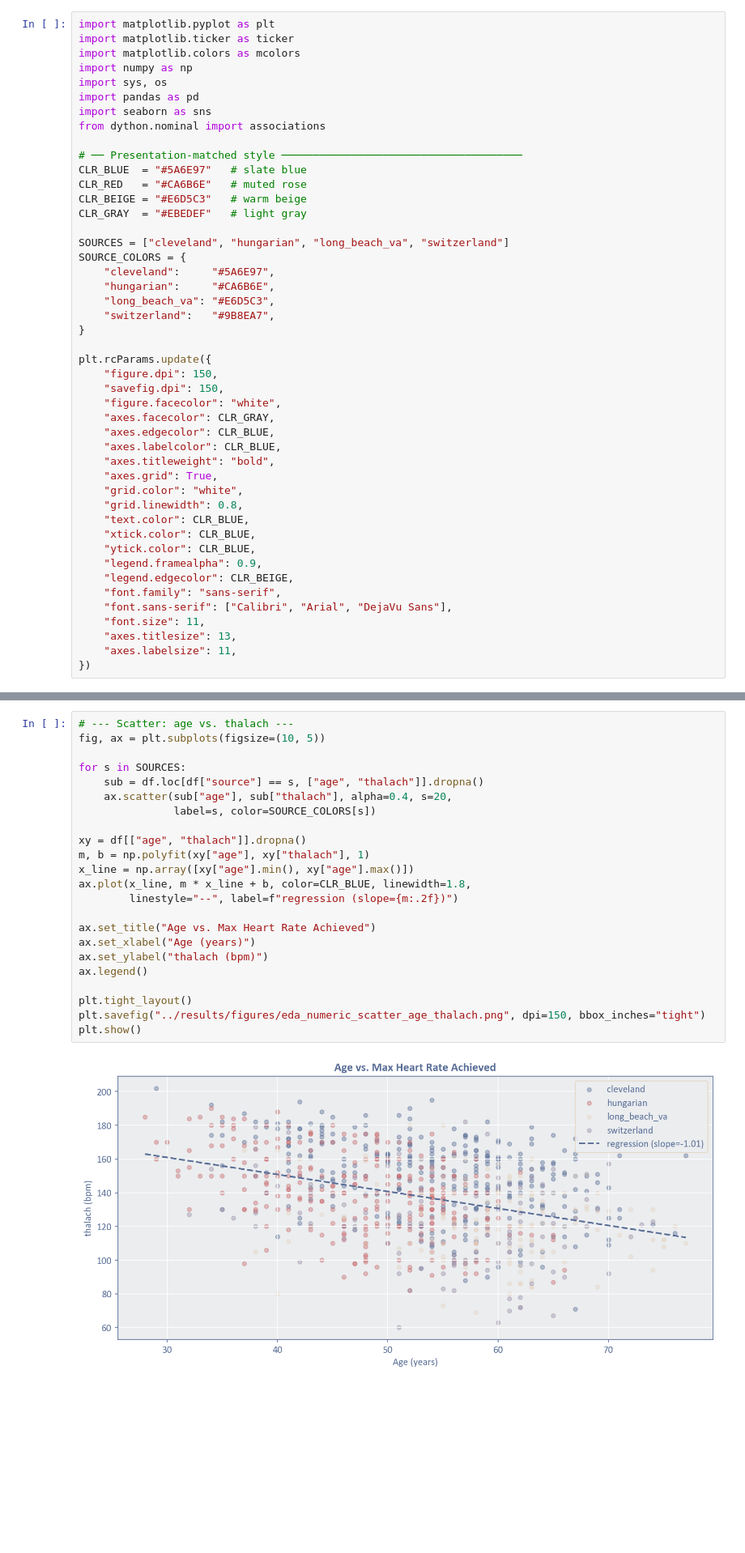
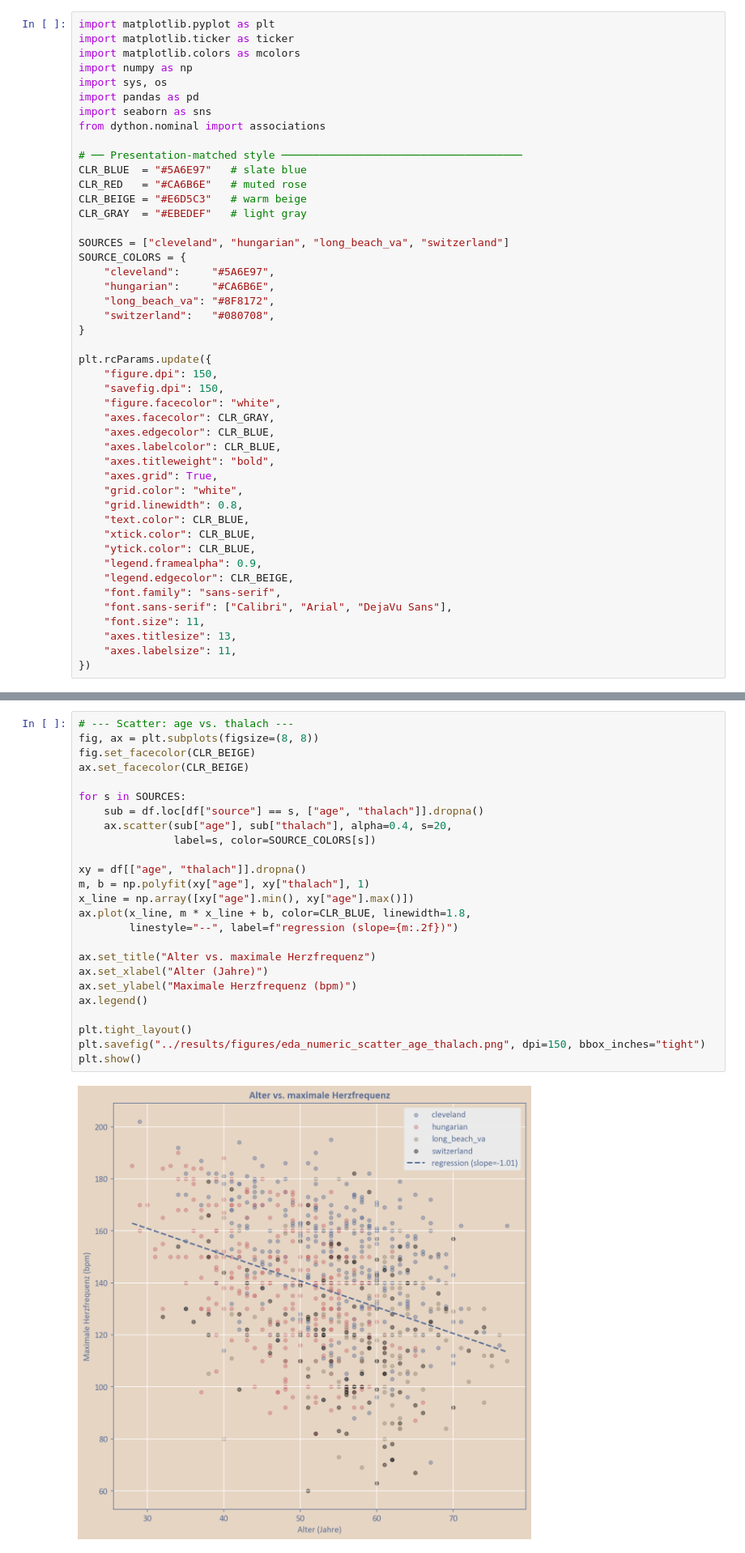
Before and after one commit to hueglij/HEA_heart_disease, a Jupyter notebook: notebooks/01_eda.ipynb, the cells around one changed output, grey strips where cells are left out. Shown at 81% size. Saved outputs shown, nothing was run; the diff lists cells and outputs as text; blank space fills up the shorter version.

Commit message:
Finalzie changes, create german plots for presentation

```diff
--- a/notebooks/01_eda.ipynb
+++ b/notebooks/01_eda.ipynb
@@ -24,8 +24,8 @@ SOURCES = ["cleveland", "hungarian", "long_beach_va", "switzerland"]
 SOURCE_COLORS = {
     "cleveland":     "#5A6E97",
     "hungarian":     "#CA6B6E",
-    "long_beach_va": "#E6D5C3",
-    "switzerland":   "#9B8EA7",
+    "long_beach_va": "#8F8172",
+    "switzerland":   "#080708",
 }
 
 plt.rcParams.update({
@@ -435,29 +456,31 @@ plt.show()
 Resting blood pressure shows a weak positive trend with age, consistent with the well-known age-related increase in arterial stiffness.
 # %%
 # --- Scatter: age vs. thalach ---
-fig, ax = plt.subplots(figsize=(10, 5))
+fig, ax = plt.subplots(figsize=(8, 8))
+fig.set_facecolor(CLR_BEIGE)
+ax.set_facecolor(CLR_BEIGE)
 
 for s in SOURCES:
     sub = df.loc[df["source"] == s, ["age", "thalach"]].dropna()
     ax.scatter(sub["age"], sub["thalach"], alpha=0.4, s=20,
                label=s, color=SOURCE_COLORS[s])
 
 xy = df[["age", "thalach"]].dropna()
 m, b = np.polyfit(xy["age"], xy["thalach"], 1)
 x_line = np.array([xy["age"].min(), xy["age"].max()])
 ax.plot(x_line, m * x_line + b, color=CLR_BLUE, linewidth=1.8,
         linestyle="--", label=f"regression (slope={m:.2f})")
 
-ax.set_title("Age vs. Max Heart Rate Achieved")
-ax.set_xlabel("Age (years)")
-ax.set_ylabel("thalach (bpm)")
+ax.set_title("Alter vs. maximale Herzfrequenz")
+ax.set_xlabel("Alter (Jahre)")
+ax.set_ylabel("Maximale Herzfrequenz (bpm)")
 ax.legend()
 
 plt.tight_layout()
 plt.savefig("../results/figures/eda_numeric_scatter_age_thalach.png", dpi=150, bbox_inches="tight")
 plt.show()
 # %% [output]
-[figure, old version]
+[figure, new version]
 # %% [markdown]
 Maximum heart rate decreases clearly with age — a physiologically expected pattern that makes `thalach` a potentially strong predictor when combined with age.
 # %%
```
Also changed, not shown: parts of 10 cells of this notebook, 24 other files.
